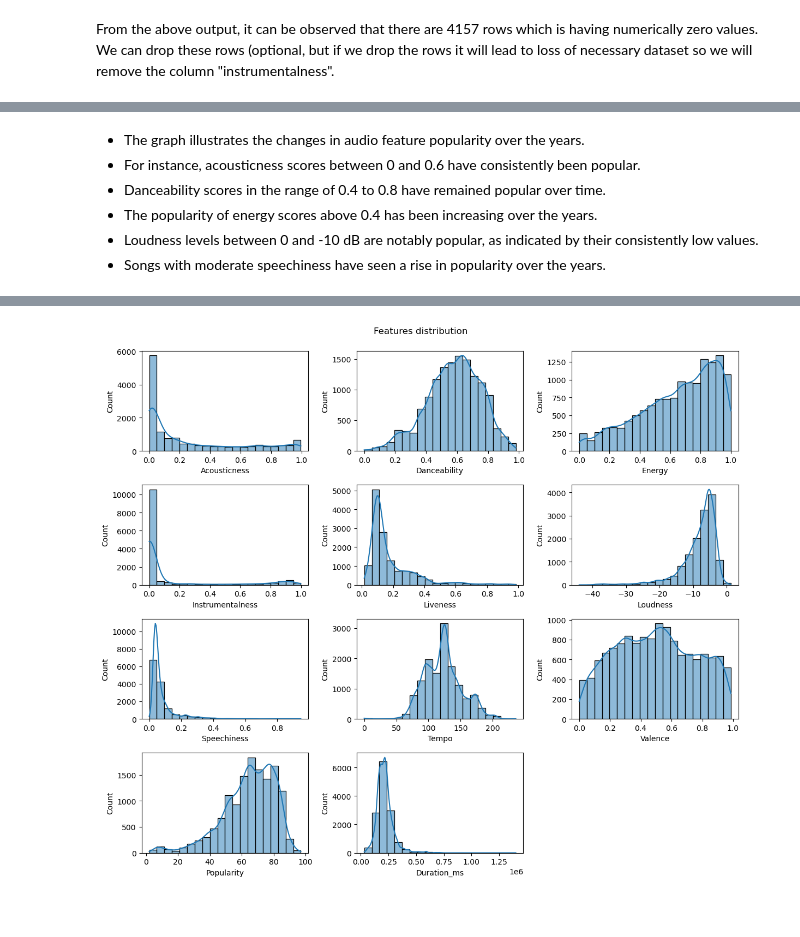
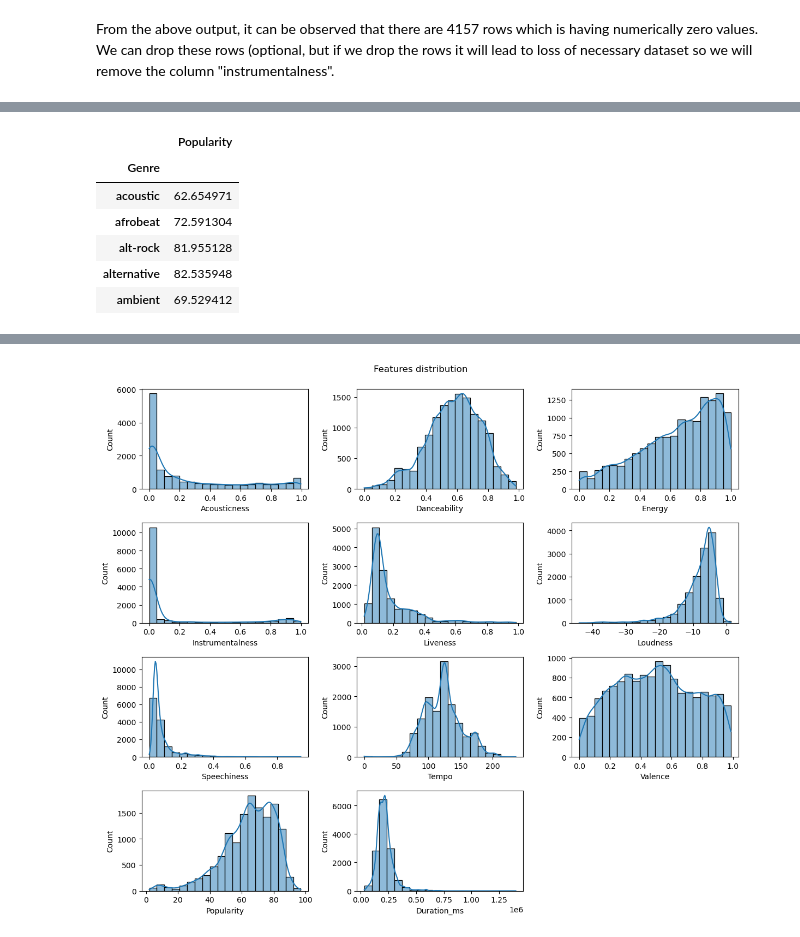
Before and after one commit to bishnusahu23/Song_recommendation, a Jupyter notebook: Song_recommendation.ipynb, the cells around one changed output, grey strips where cells are left out. Saved outputs shown, nothing was run; the diff lists cells and outputs as text; code cells hidden in the pictures; blank space fills up the shorter version.

```diff
--- a/Song_recommendation.ipynb
+++ b/Song_recommendation.ipynb
@@ -243,7 +219,11 @@ plt.show()
-# %% [markdown]
-+ The graph illustrates the changes in audio feature popularity over the years.
-+ For instance, acousticness scores between 0 and 0.6 have consistently been popular.
-+ Danceability scores in the range of 0.4 to 0.8 have remained popular over time.
-+ The popularity of energy scores above 0.4 has been increasing over the years.
-+ Loudness levels between 0 and -10 dB are notably popular, as indicated by their consistently low values.
-+ Songs with moderate speechiness have seen a rise in popularity over the years.
+# %%
+genre = pd.DataFrame(df.groupby('Genre')['Popularity'].mean())
+genre.head()
+# %% [output]
+|  | Popularity |
+| Genre |  |
+| acoustic | 62.654971 |
+| afrobeat | 72.591304 |
+| alt-rock | 81.955128 |
+| alternative | 82.535948 |
+| ambient | 69.529412 |
```
Also changed, not shown: parts of 15 cells of this notebook, 2 other files.
